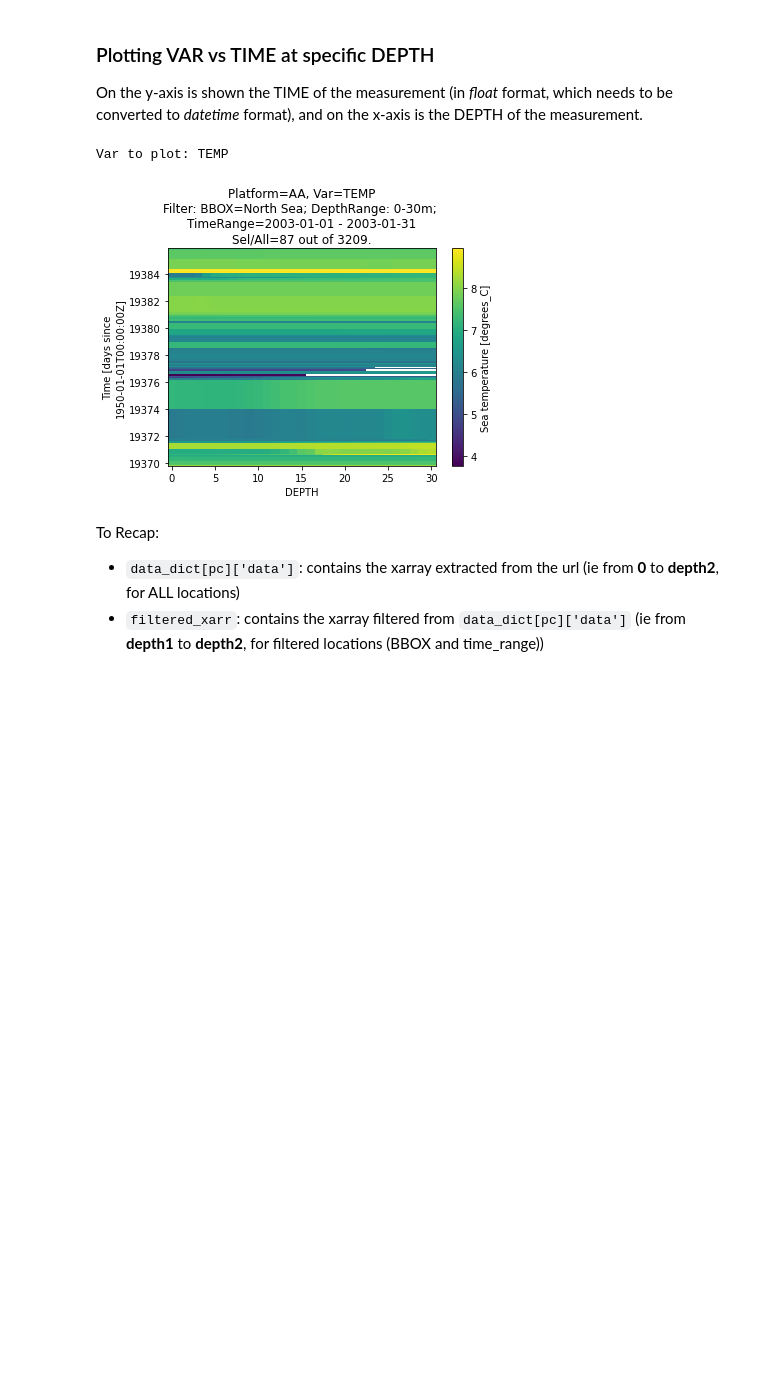
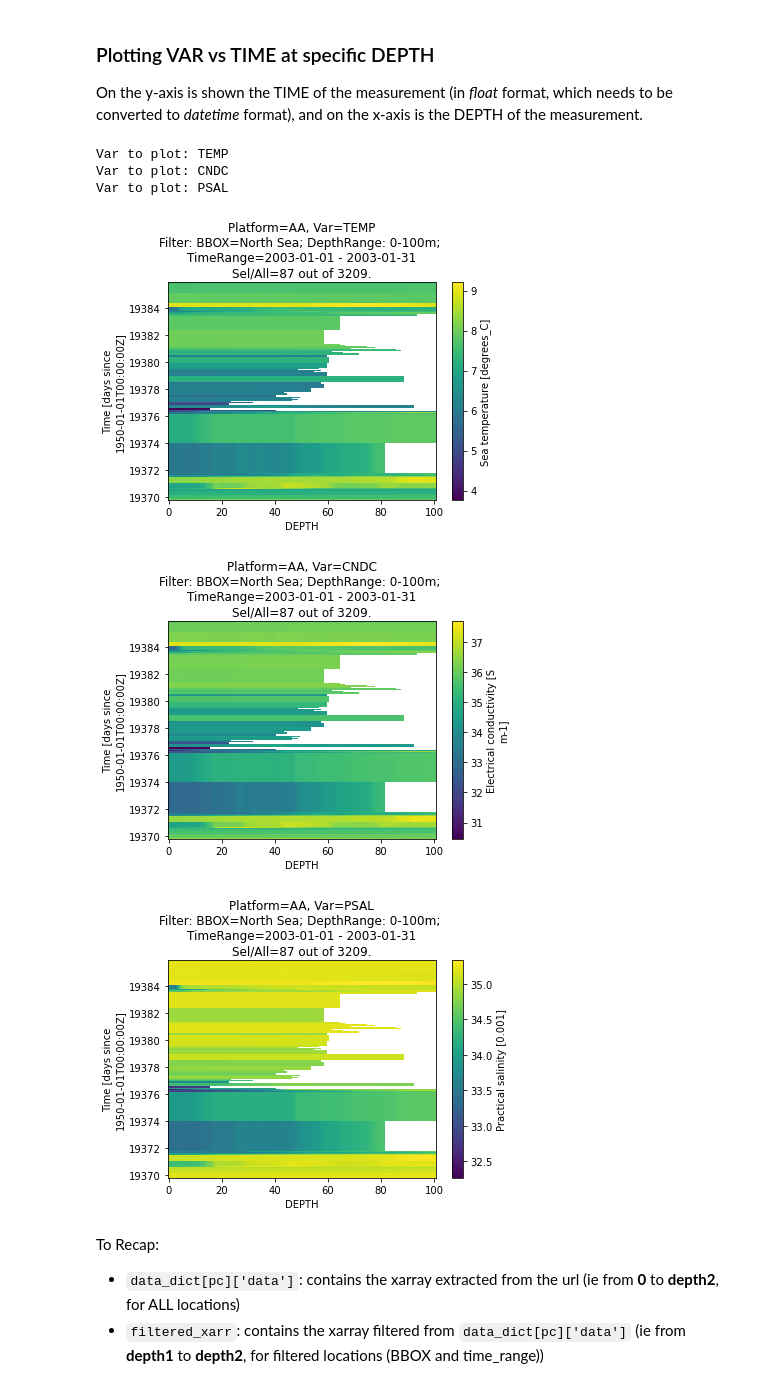
Before and after one commit to ec-intaros/iaos-showcase-app-Barents-Sea-CTD, a Jupyter notebook: Barrents sea - CTD data processing.ipynb, the cells around one changed output. Drawn from its saved outputs; the diff is of its cells as text; code cells hidden in the pictures; blank space fills up the shorter version.

````diff
--- a/Barrents sea - CTD data processing.ipynb
+++ b/Barrents sea - CTD data processing.ipynb
@@ -365,8 +365,8 @@ The depth range must also be defined. For some limitations to the DAP syntax, at
 # Available variables
 vars_main = ['PRES', 'TEMP', 'PSAL', 'CNDC']
 
-# Define the selection of variables to use for the analysis (PS use brakets also with only one var, eg ['TEMP'])
-vars_sel = ['TEMP']; assert all([elem in vars_main for elem in vars_sel])
+# Define the selection of variable to use for the analysis
+vars_sel = ['TEMP', 'CNDC', 'PSAL']; assert all([elem in vars_main for elem in vars_sel])
 # %%
 # Define Platform Code
 pc = 'AA'; assert pc in position_dict.keys(); # platform code
@@ -379,7 +379,7 @@ print(index)
 # %%
 # Define DEPTH
 depth1 = 0
-depth2 = 30
+depth2 = 100
 depth = depth2
 # %% [markdown]
 ### Create **data_dict** dictionary
@@ -456,7 +456,7 @@ depth_dims = getQuery(pc, start=metadata[pc]['depth_newindex_v1'], stop=metadata
 
 # join TIME and DEPTH for Variables
 var_str_ALL = []
-for var in vars_sel: var_str_ALL = np.append(var_str_ALL, f'{var}{time_dims}{depth_dims}')
+for v in vars_sel: var_str_ALL = np.append(var_str_ALL, f'{v}{time_dims}{depth_dims}')
 queries_vars = ','.join(var_str_ALL)
 
 # Build url and url with queries (url_q)
@@ -540,11 +540,12 @@ The output of this operation is a *filtered_xarr* xarray dataset, containing one
 # %% [markdown]
 #### Data filtered by BBOX and One Variable
 # %%
-# Generate a filtered xarray with one single VAR for selected Platform, for a certain DEPTH range
-
+# Generate a filtered xarray with all variables for selected Platform, for a certain DEPTH range
 if metadata[pc]['depth_m_v1']==0: align_and_nan = True
 else: align_and_nan = False
-check_alignment(data_dict, pc, var, align_and_nan, vmin_dict)
+
+for v in vars_sel:
+    check_alignment(data_dict, pc, v, align_and_nan, vmin_dict)
 
 filtered_xarr = filter_xarr_DEPTH(df_toPlot,
                                   data_dict,
@@ -574,14 +577,19 @@ Attributes: (12/152)
 ### Plotting VAR vs TIME at specific DEPTH
 On the y-axis is shown the TIME of the measurement (in *float* format, which needs to be converted to *datetime* format), and on the x-axis is the DEPTH of the measurement.
 # %%
-print(f"Var to plot: {var}")
+for v in vars_sel:
+    print(f"Var to plot: {v}")
 
-title = f'Platform={pc}, Var={var}\nFilter: {bbox_key}; DepthRange: {depth1}-{depth2}m; \nTimeRange={time_filter_str}\nSel/All={sel_outof_all}'
+    title = f'Platform={pc}, Var={v}\nFilter: {bbox_key}; DepthRange: {depth1}-{depth2}m; \nTimeRange={time_filter_str}\nSel/All={sel_outof_all}'
 
-plotFilteredVar(filtered_xarr[var], title=title)
+    plotFilteredVar(filtered_xarr[v], title=title)
 # %% [output]
 Var to plot: TEMP
+Var to plot: CNDC
+Var to plot: PSAL
-[figure, old version]
+[figure, new version]
+[figure, added]
+[figure, added]
 # %% [markdown]
 To Recap:
 * ```data_dict[pc]['data']```: contains the xarray extracted from the url (ie from **0** to **depth2**, for ALL locations)
````
Also changed, not shown: parts of 23 cells of this notebook, 20 other files.
